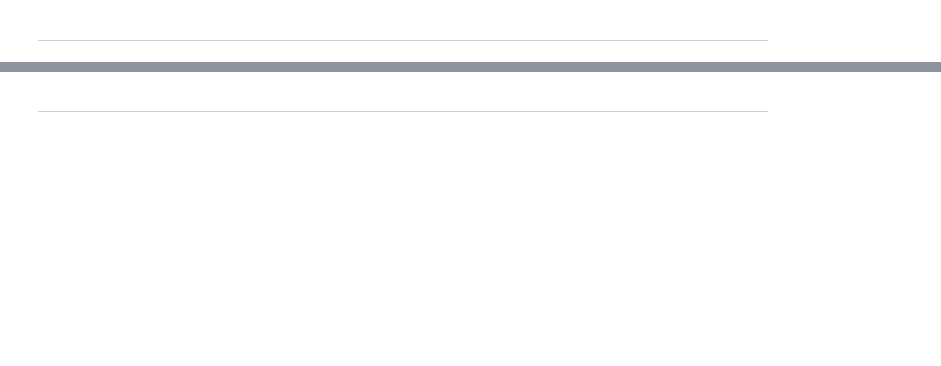
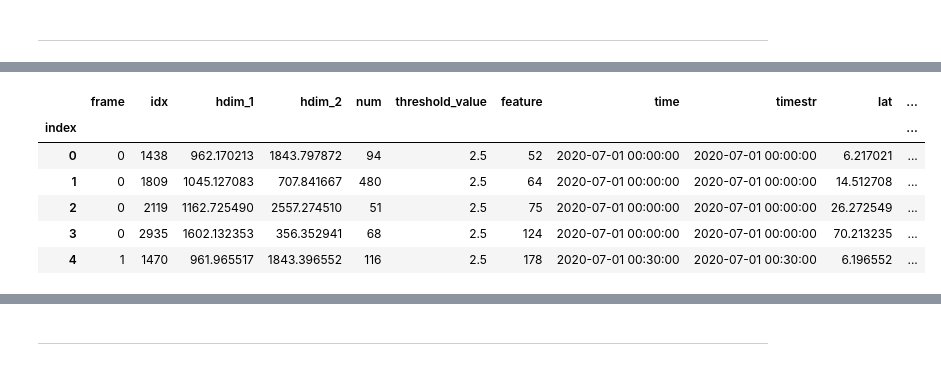
Before and after one commit to erogluorhan/storm-tracking-cookbook, a Jupyter notebook: notebooks/04-output-visualization.ipynb, the cells around one changed output, grey strips where cells are left out. Drawn from its saved outputs; the diff is of its cells as text; code cells hidden in the pictures; blank space fills up the shorter version.

```diff
--- a/notebooks/04-output-visualization.ipynb
+++ b/notebooks/04-output-visualization.ipynb
@@ -19,0 +85,14 @@ np.float64(8.696800231933594)
+# %%
+# get all tracked storm objects
+track_file_name = 'MPAS_tobac_storm_tracks_iwp.nc'
+# convert back to a pandas dataframe
+tracks = xr.open_dataset(track_file_name).to_dataframe()
+tracks.head()
+# %% [output]
+|  | frame | idx | hdim_1 | hdim_2 | num | threshold_value | feature | time | timestr | lat | ... |
+| index |  |  |  |  |  |  |  |  |  |  | ... |
+| 0 | 0 | 1438 | 962.170213 | 1843.797872 | 94 | 2.5 | 52 | 2020-07-01 00:00:00 | 2020-07-01 00:00:00 | 6.217021 | ... |
+| 1 | 0 | 1809 | 1045.127083 | 707.841667 | 480 | 2.5 | 64 | 2020-07-01 00:00:00 | 2020-07-01 00:00:00 | 14.512708 | ... |
+| 2 | 0 | 2119 | 1162.725490 | 2557.274510 | 51 | 2.5 | 75 | 2020-07-01 00:00:00 | 2020-07-01 00:00:00 | 26.272549 | ... |
+| 3 | 0 | 2935 | 1602.132353 | 356.352941 | 68 | 2.5 | 124 | 2020-07-01 00:00:00 | 2020-07-01 00:00:00 | 70.213235 | ... |
+| 4 | 1 | 1470 | 961.965517 | 1843.396552 | 116 | 2.5 | 178 | 2020-07-01 00:30:00 | 2020-07-01 00:30:00 | 6.196552 | ... |
```
Also changed, not shown: parts of 18 cells of this notebook, 2 other files.
